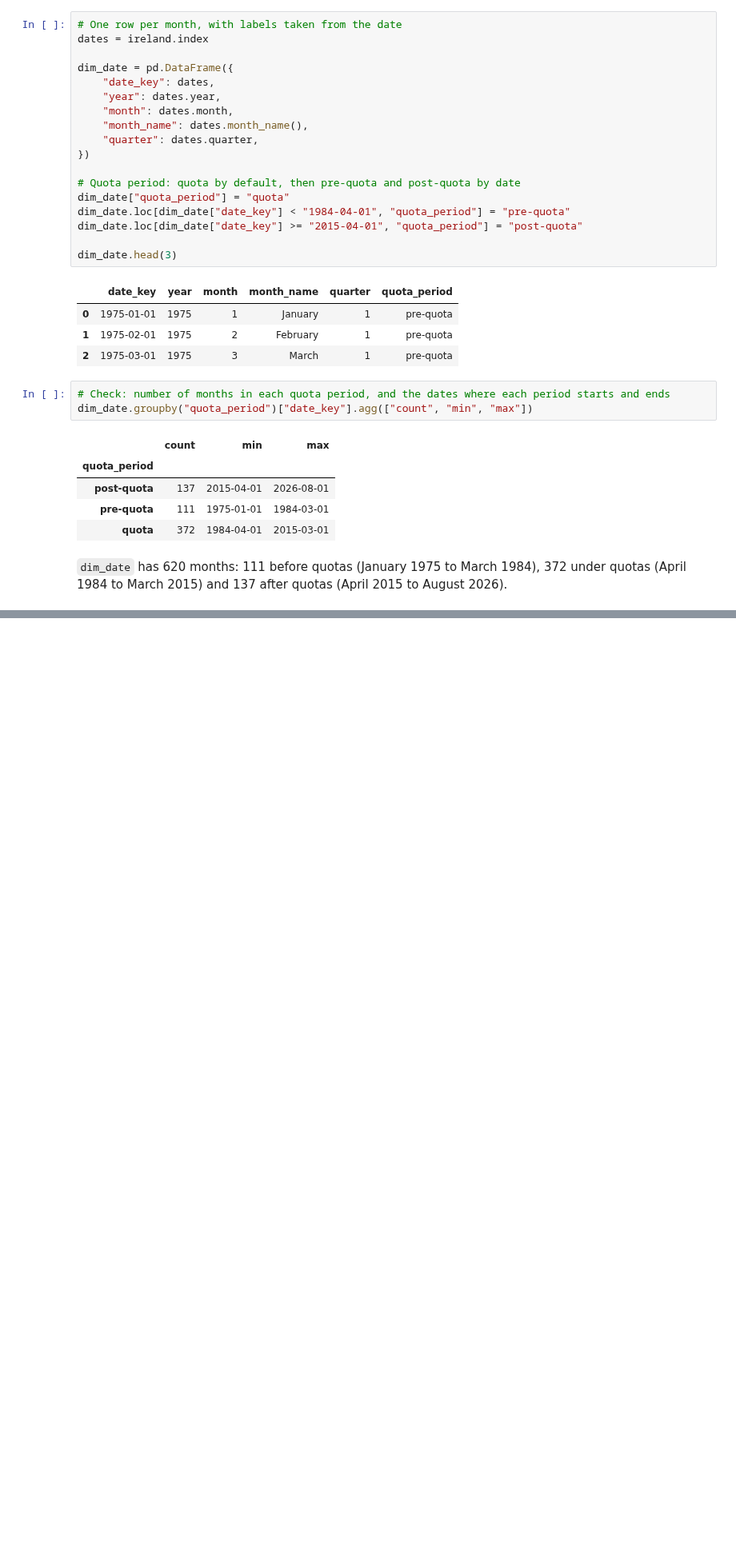
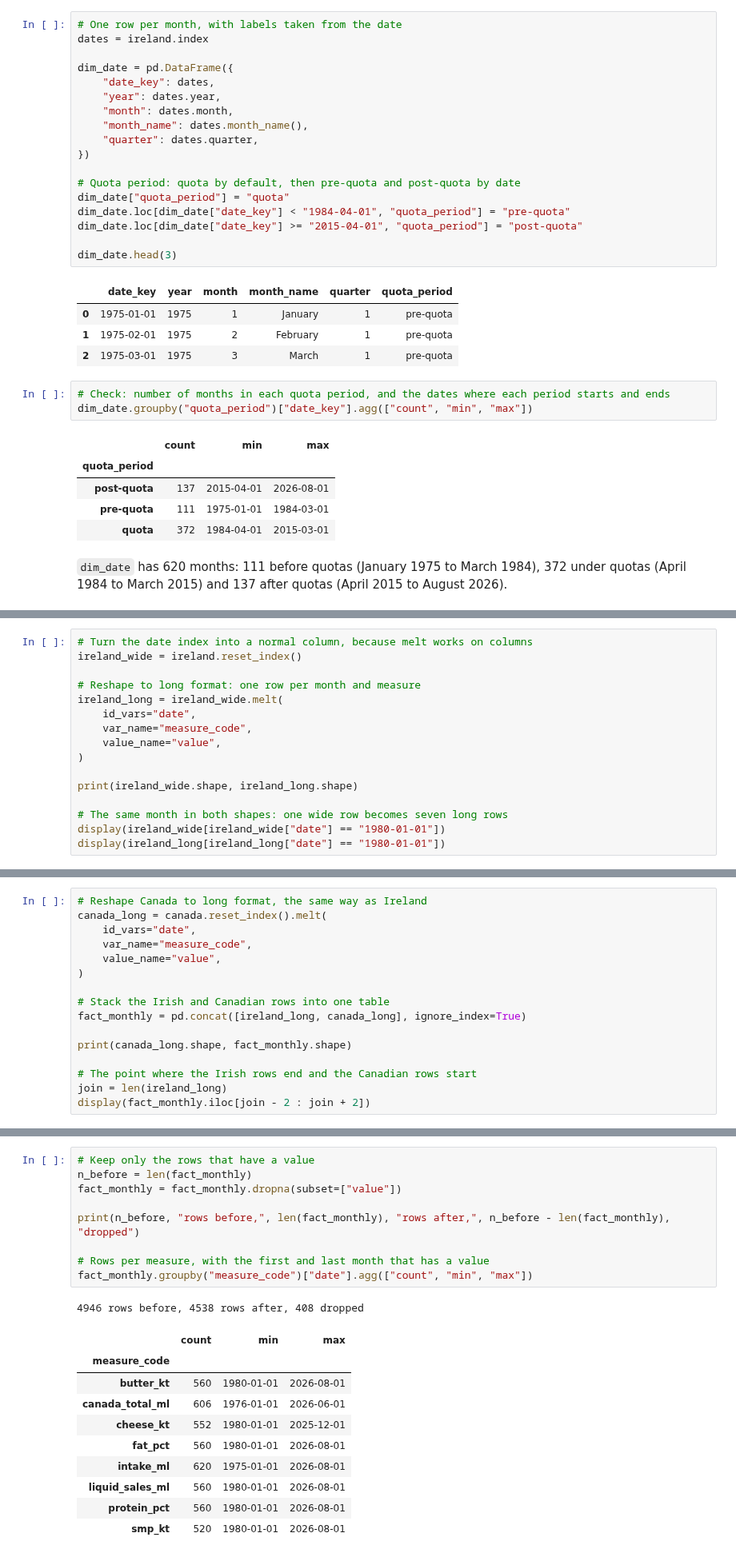
Before and after one commit to temulenbd/irish-dairy-analysis, a Jupyter notebook: notebooks/2_sql_database.ipynb, the cells around one changed output, grey strips where cells are left out. Shown at 80% size. Saved outputs shown, nothing was run; the diff lists cells and outputs as text; blank space fills up the shorter version.

```diff
--- a/notebooks/2_sql_database.ipynb
+++ b/notebooks/2_sql_database.ipynb
@@ -109,0 +243,16 @@ dim_date.groupby("quota_period")["date_key"].agg(["count", "min", "max"])
+# %%
+# Turn the date index into a normal column, because melt works on columns
+ireland_wide = ireland.reset_index()
+
+# Reshape to long format: one row per month and measure
+ireland_long = ireland_wide.melt(
+    id_vars="date",
+    var_name="measure_code",
+    value_name="value",
+)
+
+print(ireland_wide.shape, ireland_long.shape)
+
+# The same month in both shapes: one wide row becomes seven long rows
+display(ireland_wide[ireland_wide["date"] == "1980-01-01"])
+display(ireland_long[ireland_long["date"] == "1980-01-01"])
@@ -109,0 +289,16 @@ dim_date.groupby("quota_period")["date_key"].agg(["count", "min", "max"])
+# %%
+# Reshape Canada to long format, the same way as Ireland
+canada_long = canada.reset_index().melt(
+    id_vars="date",
+    var_name="measure_code",
+    value_name="value",
+)
+
+# Stack the Irish and Canadian rows into one table
+fact_monthly = pd.concat([ireland_long, canada_long], ignore_index=True)
+
+print(canada_long.shape, fact_monthly.shape)
+
+# The point where the Irish rows end and the Canadian rows start
+join = len(ireland_long)
+display(fact_monthly.iloc[join - 2 : join + 2])
@@ -109,0 +318,21 @@ dim_date.groupby("quota_period")["date_key"].agg(["count", "min", "max"])
+# %%
+# Keep only the rows that have a value
+n_before = len(fact_monthly)
+fact_monthly = fact_monthly.dropna(subset=["value"])
+
+print(n_before, "rows before,", len(fact_monthly), "rows after,", n_before - len(fact_monthly), "dropped")
+
+# Rows per measure, with the first and last month that has a value
+fact_monthly.groupby("measure_code")["date"].agg(["count", "min", "max"])
+# %% [output]
+4946 rows before, 4538 rows after, 408 dropped
+|  | count | min | max |
+| measure_code |  |  |  |
+| butter_kt | 560 | 1980-01-01 | 2026-08-01 |
+| canada_total_ml | 606 | 1976-01-01 | 2026-06-01 |
+| cheese_kt | 552 | 1980-01-01 | 2025-12-01 |
+| fat_pct | 560 | 1980-01-01 | 2026-08-01 |
+| intake_ml | 620 | 1975-01-01 | 2026-08-01 |
+| liquid_sales_ml | 560 | 1980-01-01 | 2026-08-01 |
+| protein_pct | 560 | 1980-01-01 | 2026-08-01 |
+| smp_kt | 520 | 1980-01-01 | 2026-08-01 |
```
Also changed, not shown: parts of 34 cells of this notebook.
